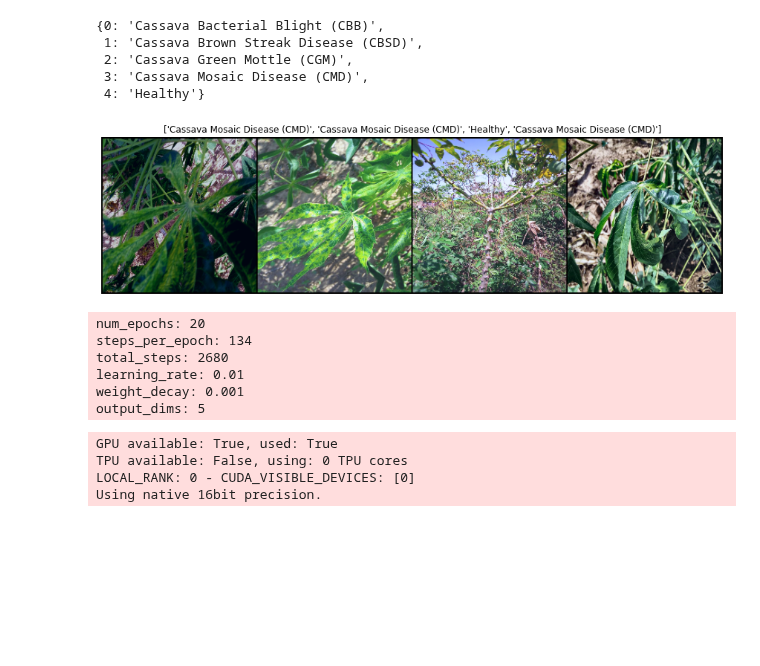
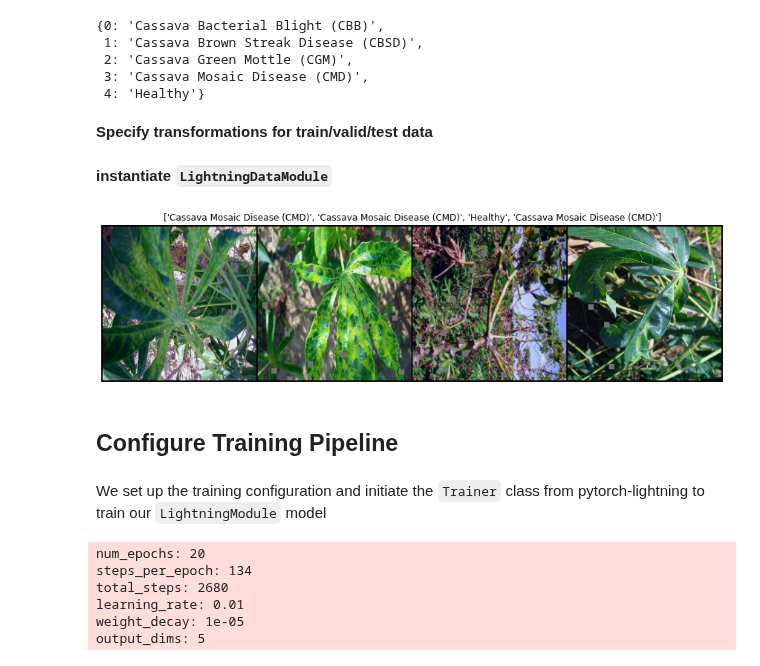
Before and after one commit to benihime91/leaf-disease-classification-kaggle, a Jupyter notebook: 02-train-kaggle-fold=0.ipynb, the cells around one changed output. Drawn from its saved outputs; the diff is of its cells as text; code cells hidden in the pictures; blank space fills up the shorter version.

Commit message:
add/update original notebooks from kaggle

```diff
--- a/02-train-kaggle-fold=0.ipynb
+++ b/02-train-kaggle-fold=0.ipynb
@@ -116,26 +126,30 @@ def imshow(image, targets):
     plt.axis("off")
     plt.imshow(grid)
     plt.title([label_map[i] for i in classes]);
+# %% [markdown]
+**Specify transformations for train/valid/test data**
 # %%
 image_dim = 224 # dimension of the image after resize
 
 # Specify TRANSFORATIONS for TRAIN/VAL/TEST DATALOADERS
 train_transformations = A.Compose([
-    A.Rotate(p=0.5, limit=60),
+    A.RandomResizedCrop(image_dim, image_dim, p=1.0),
+    A.Transpose(p=0.5),
     A.HorizontalFlip(p=0.5),
     A.RandomBrightnessContrast(p=0.5),
-    A.CLAHE(p=0.5),
+    A.HueSaturationValue(hue_shift_limit=0.2, sat_shift_limit=0.2, val_shift_limit=0.2, p=0.5),
     A.ShiftScaleRotate(p=0.5),
     A.Resize(image_dim, image_dim, always_apply=True),
-    A.Normalize(always_apply=True),
-    ToTensorV2(always_apply=True),
-
+    A.Normalize(max_pixel_value=255.0, p=1.0),
+    A.CoarseDropout(p=0.5),
+    A.Cutout(p=0.5),
+    ToTensorV2(p=1.0),
 ])
 
 valid_transformations = A.Compose([
     A.Resize(image_dim, image_dim, always_apply=True),
-    A.Normalize(always_apply=True),
-    ToTensorV2(always_apply=True)
+    A.Normalize(p=1.0),
+    ToTensorV2(p=1.0)
 ])
 
 test_transformations = valid_transformations
@@ -145,30 +159,35 @@ albu_transforms = {
     "valid": valid_transformations,
     "test" : test_transformations,
 }
+# %% [markdown]
+**instantiate `LightningDataModule`**
 # %%
-# Init DataModule
-batch_size  = 128
-data_module = LitDatatModule(trainFold, valFold, testFold, batch_size, albu_transforms, num_workers=3, pin_memory=True)
-data_module.setup()
+batch_size = 128
+dm = LitDatatModule(trainFold, valFold, testFold, batch_size, albu_transforms, num_workers=5, pin_memory=True)
+dm.setup()
 
 # grab samples to log predictions on
-samples = next(iter(data_module.val_dataloader()))
+samples = next(iter(dm.val_dataloader()))
 
 # view sample images
-ims, targs = next(iter(data_module.train_dataloader()))
+ims, targs = next(iter(dm.train_dataloader()))
 imshow(ims[:4], targs[:4])
 # %% [output]
-[figure, old version]
+[figure, new version]
+# %% [markdown]
+## Configure Training Pipeline
+# %% [markdown]
+We set up the training configuration and initiate the `Trainer` class from pytorch-lightning to train our `LightningModule` model
 # %%
 # ----------------------------------
 # TRAINING ARGUMENTS
-# ------------------------------------
+# ----------------------------------
 num_epochs = 20
-steps_per_epoch = len(data_module.train_dataloader())
+steps_per_epoch = len(dm.train_dataloader())
 total_steps = num_epochs * steps_per_epoch
 
 learning_rate = 0.01
-weight_decay = 0.001
+weight_decay = 0.00001
 
 output_dims = len(label_map)
 
@@ -192,14 +211,11 @@ num_epochs: 20
 steps_per_epoch: 134
 total_steps: 2680
 learning_rate: 0.01
-weight_decay: 0.001
+weight_decay: 1e-05
 output_dims: 5
 # %%
-# -----------------------------------
-# LIGHTNING TRAINER
-# ------------------------------------
 class ImagePredictionLogger(pl.Callback):
-    def __init__(self, val_samples, num_samples = 16):
+    def __init__(self, val_samples, num_samples = 32):
         """
         Upon finishing training log num_samples number
         of images and their predictions to wandb
@@ -215,32 +231,3 @@ class ImagePredictionLogger(pl.Callback):
         preds = torch.argmax(logits, -1)
         examples = [wandb.Image(x, caption=f"Pred:{pred}, Label:{y}") for x, pred, y in zip(val_imgs, preds, self.val_labels)]
         trainer.logger.experiment.log({"examples": examples})
-
-# Init trainer callbacks
-PATH = "/kaggle/working/"
-chkpt = pl.callbacks.ModelCheckpoint(filepath=PATH, monitor="val_loss", save_top_k=1, mode="min")
-
-lr_monitor = pl.callbacks.LearningRateMonitor(logging_interval="step")
-
-run_name = f"resnext50_32x4d|fold={fold_num}"
-wb_logger = pl.loggers.WandbLogger(project="kaggle-leaf-disease", name=run_name)
-
-stopping = pl.callbacks.EarlyStopping(monitor="val_loss", patience=3, mode="min")
-
-cbs = [lr_monitor, ImagePredictionLogger(samples), stopping]
-
-# Init trainer
-trainer = pl.Trainer(
-    precision=16,
-    gpus=1,
-    logger=wb_logger,
-    checkpoint_callback=chkpt,
-    callbacks=cbs,
-    max_steps=total_steps,
-    log_every_n_steps=20
-)
-# %% [output]
-GPU available: True, used: True
-TPU available: False, using: 0 TPU cores
-LOCAL_RANK: 0 - CUDA_VISIBLE_DEVICES: [0]
-Using native 16bit precision.
```
Also changed, not shown: parts of 19 cells of this notebook, 3 other files.
